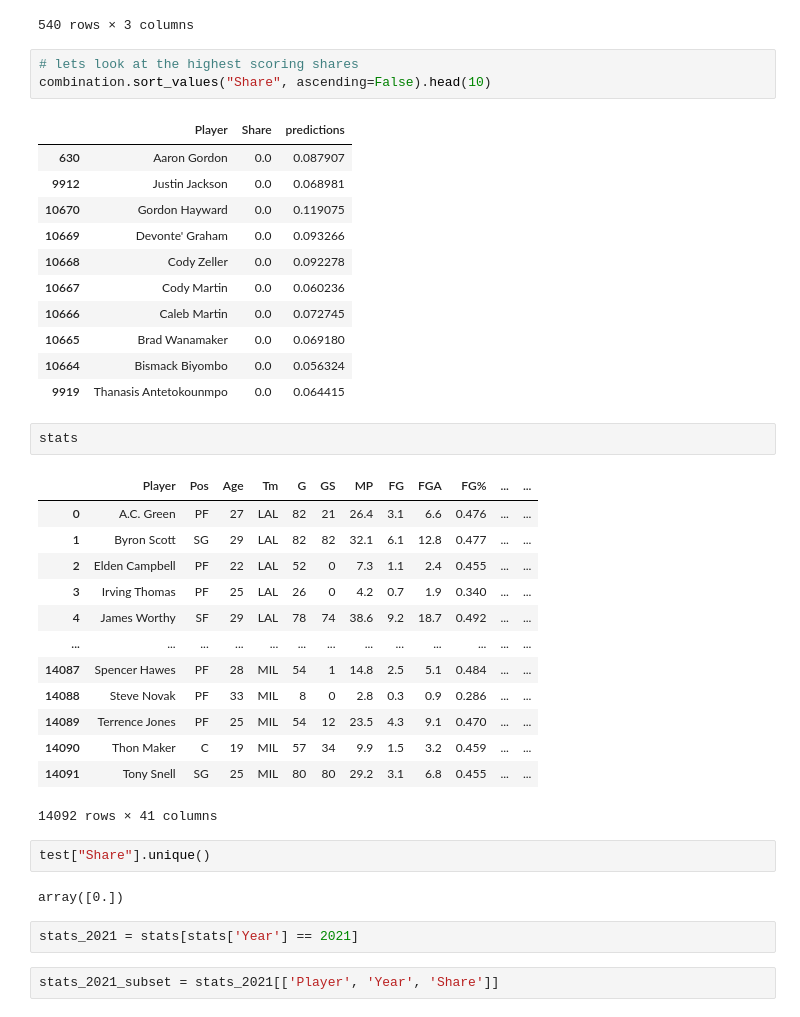
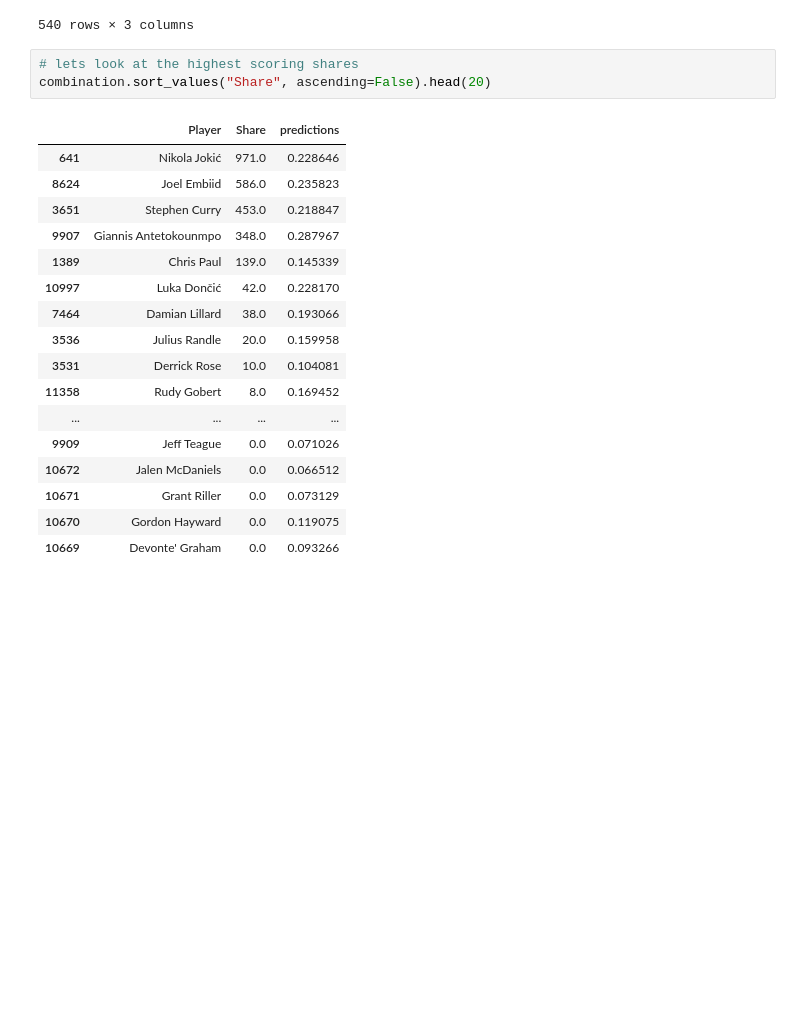
Before and after one commit to RoosterMonkey777/NBA-MVP-Predictor, a Jupyter notebook: machine_learning_nba_mvp.ipynb, the cells around one changed output. Cells and saved outputs as stored; diff of their text form; blank space fills up the shorter version.

```diff
--- a/machine_learning_nba_mvp.ipynb
+++ b/machine_learning_nba_mvp.ipynb
@@ -158,40 +221,22 @@ combination
 540 rows × 3 columns
 # %%
 # lets look at the highest scoring shares
-combination.sort_values("Share", ascending=False).head(10)
+combination.sort_values("Share", ascending=False).head(20)
 # %% [output]
 |  | Player | Share | predictions |
-| 630 | Aaron Gordon | 0.0 | 0.087907 |
-| 9912 | Justin Jackson | 0.0 | 0.068981 |
+| 641 | Nikola Jokić | 971.0 | 0.228646 |
+| 8624 | Joel Embiid | 586.0 | 0.235823 |
+| 3651 | Stephen Curry | 453.0 | 0.218847 |
+| 9907 | Giannis Antetokounmpo | 348.0 | 0.287967 |
+| 1389 | Chris Paul | 139.0 | 0.145339 |
+| 10997 | Luka Dončić | 42.0 | 0.228170 |
+| 7464 | Damian Lillard | 38.0 | 0.193066 |
+| 3536 | Julius Randle | 20.0 | 0.159958 |
+| 3531 | Derrick Rose | 10.0 | 0.104081 |
+| 11358 | Rudy Gobert | 8.0 | 0.169452 |
+| ... | ... | ... | ... |
+| 9909 | Jeff Teague | 0.0 | 0.071026 |
+| 10672 | Jalen McDaniels | 0.0 | 0.066512 |
+| 10671 | Grant Riller | 0.0 | 0.073129 |
 | 10670 | Gordon Hayward | 0.0 | 0.119075 |
 | 10669 | Devonte' Graham | 0.0 | 0.093266 |
-| 10668 | Cody Zeller | 0.0 | 0.092278 |
-| 10667 | Cody Martin | 0.0 | 0.060236 |
-| 10666 | Caleb Martin | 0.0 | 0.072745 |
-| 10665 | Brad Wanamaker | 0.0 | 0.069180 |
-| 10664 | Bismack Biyombo | 0.0 | 0.056324 |
-| 9919 | Thanasis Antetokounmpo | 0.0 | 0.064415 |
-# %%
-stats
-# %% [output]
-|  | Player | Pos | Age | Tm | G | GS | MP | FG | FGA | FG% | ... | ... |
-| 0 | A.C. Green | PF | 27 | LAL | 82 | 21 | 26.4 | 3.1 | 6.6 | 0.476 | ... | ... |
-| 1 | Byron Scott | SG | 29 | LAL | 82 | 82 | 32.1 | 6.1 | 12.8 | 0.477 | ... | ... |
-| 2 | Elden Campbell | PF | 22 | LAL | 52 | 0 | 7.3 | 1.1 | 2.4 | 0.455 | ... | ... |
-| 3 | Irving Thomas | PF | 25 | LAL | 26 | 0 | 4.2 | 0.7 | 1.9 | 0.340 | ... | ... |
-| 4 | James Worthy | SF | 29 | LAL | 78 | 74 | 38.6 | 9.2 | 18.7 | 0.492 | ... | ... |
-| ... | ... | ... | ... | ... | ... | ... | ... | ... | ... | ... | ... | ... |
-| 14087 | Spencer Hawes | PF | 28 | MIL | 54 | 1 | 14.8 | 2.5 | 5.1 | 0.484 | ... | ... |
-| 14088 | Steve Novak | PF | 33 | MIL | 8 | 0 | 2.8 | 0.3 | 0.9 | 0.286 | ... | ... |
-| 14089 | Terrence Jones | PF | 25 | MIL | 54 | 12 | 23.5 | 4.3 | 9.1 | 0.470 | ... | ... |
-| 14090 | Thon Maker | C | 19 | MIL | 57 | 34 | 9.9 | 1.5 | 3.2 | 0.459 | ... | ... |
-| 14091 | Tony Snell | SG | 25 | MIL | 80 | 80 | 29.2 | 3.1 | 6.8 | 0.455 | ... | ... |
-14092 rows × 41 columns
-# %%
-test["Share"].unique()
-# %% [output]
-array([0.])
-# %%
-stats_2021 = stats[stats['Year'] == 2021]
-# %%
-stats_2021_subset = stats_2021[['Player', 'Year', 'Share']]
```
Also changed, not shown: parts of 5 cells of this notebook, 2 other files.
